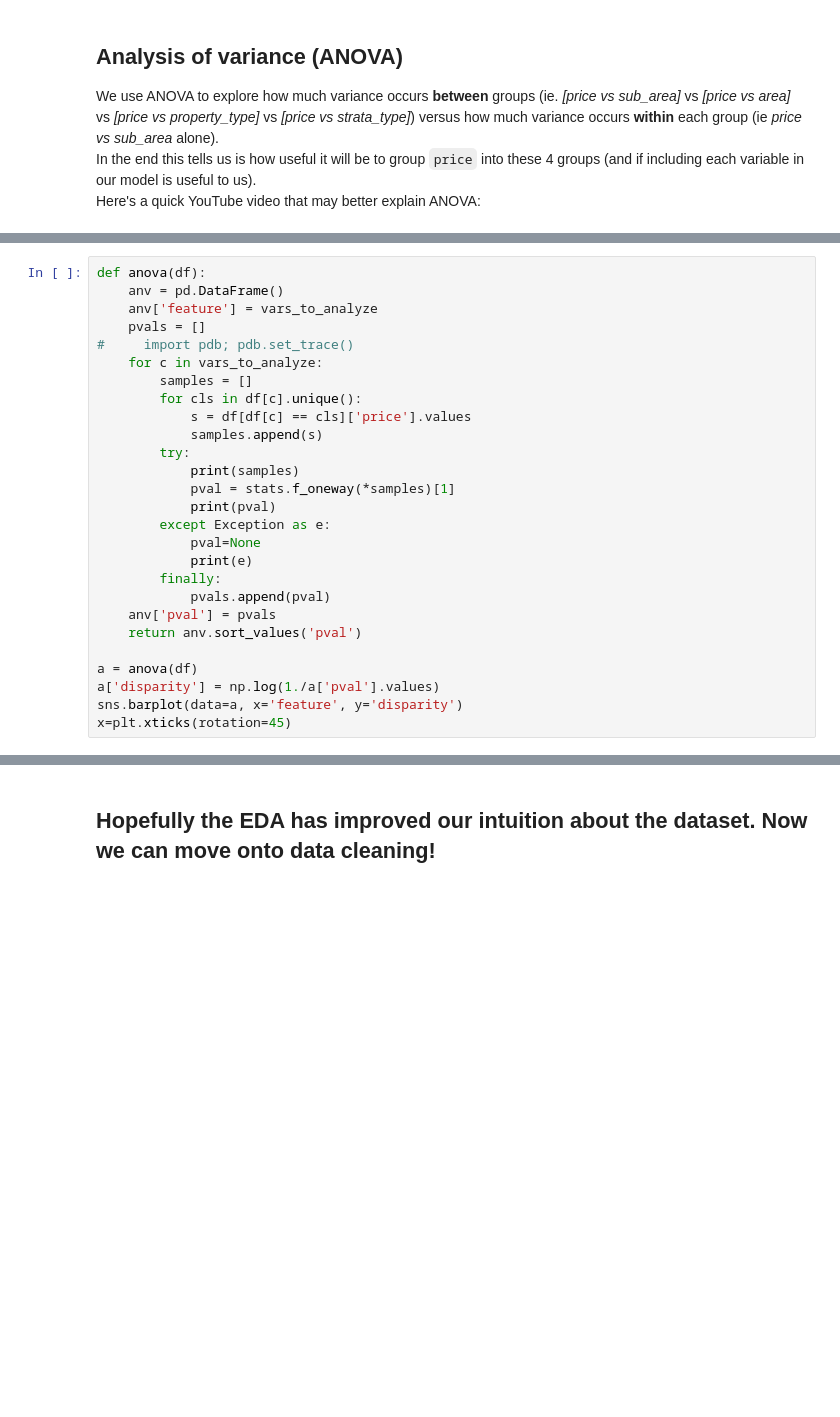
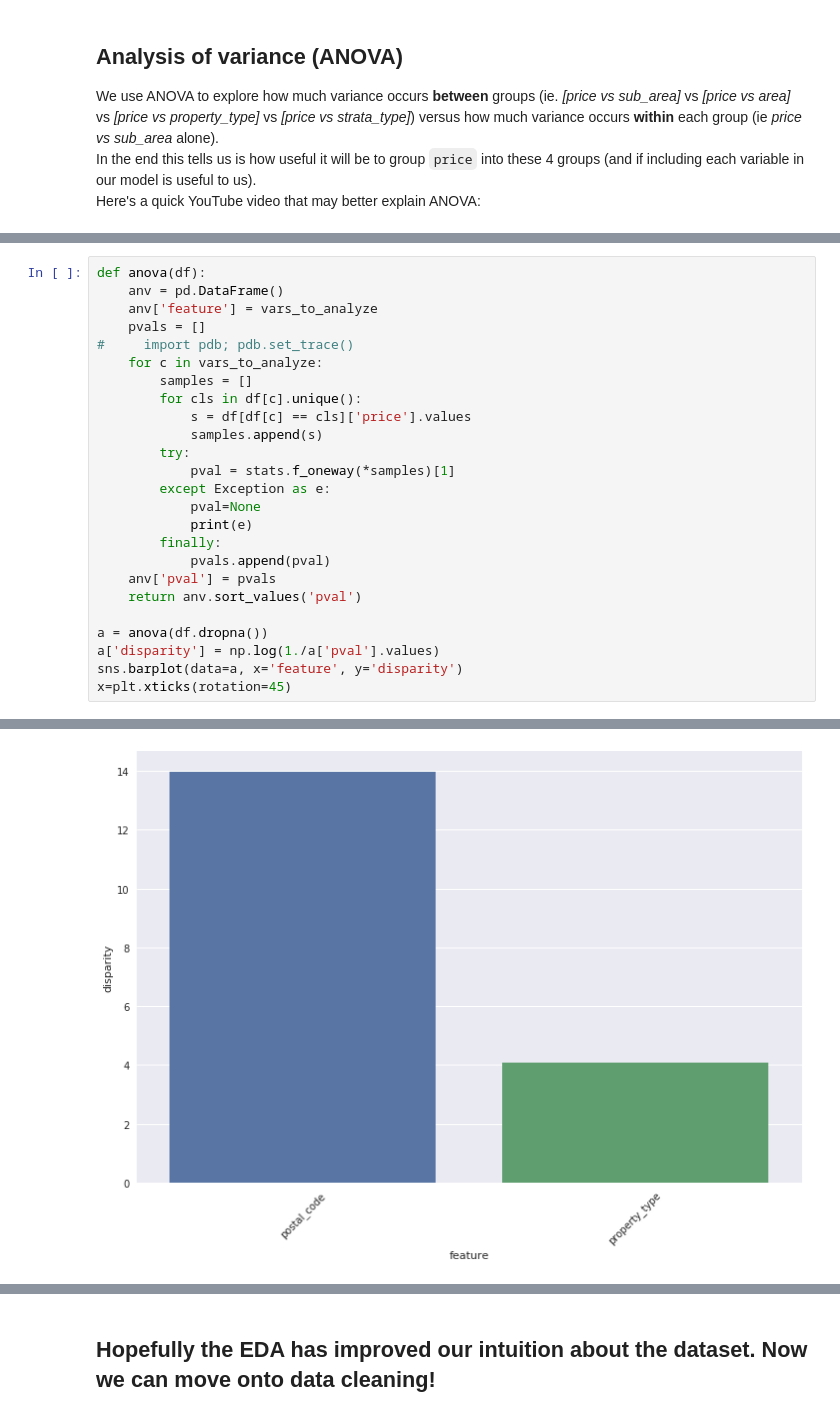
Before and after one commit to kylehounslow/mlbootcampSF, a Jupyter notebook: notebooks/1 - Exploratory Data Analysis.ipynb, the cells around one changed output, grey strips where cells are left out. Drawn from its saved outputs; the diff is of its cells as text; blank space fills up the shorter version.

```diff
--- a/notebooks/1 - Exploratory Data Analysis.ipynb
+++ b/notebooks/1 - Exploratory Data Analysis.ipynb
@@ -559,9 +602,7 @@ def anova(df):
             s = df[df[c] == cls]['price'].values
             samples.append(s)
         try:
-            print(samples)
             pval = stats.f_oneway(*samples)[1]
-            print(pval)
         except Exception as e:
             pval=None
             print(e)
@@ -570,7 +611,8 @@ def anova(df):
     anv['pval'] = pvals
     return anv.sort_values('pval')
 
-a = anova(df)
+a = anova(df.dropna())
 a['disparity'] = np.log(1./a['pval'].values)
 sns.barplot(data=a, x='feature', y='disparity')
 x=plt.xticks(rotation=45)
+# %% [output]
@@ -577 +636,2 @@ x=plt.xticks(rotation=45)
+[figure, added]
 # %% [markdown]
```
Also changed, not shown: parts of 38 cells of this notebook, 7 other files.
